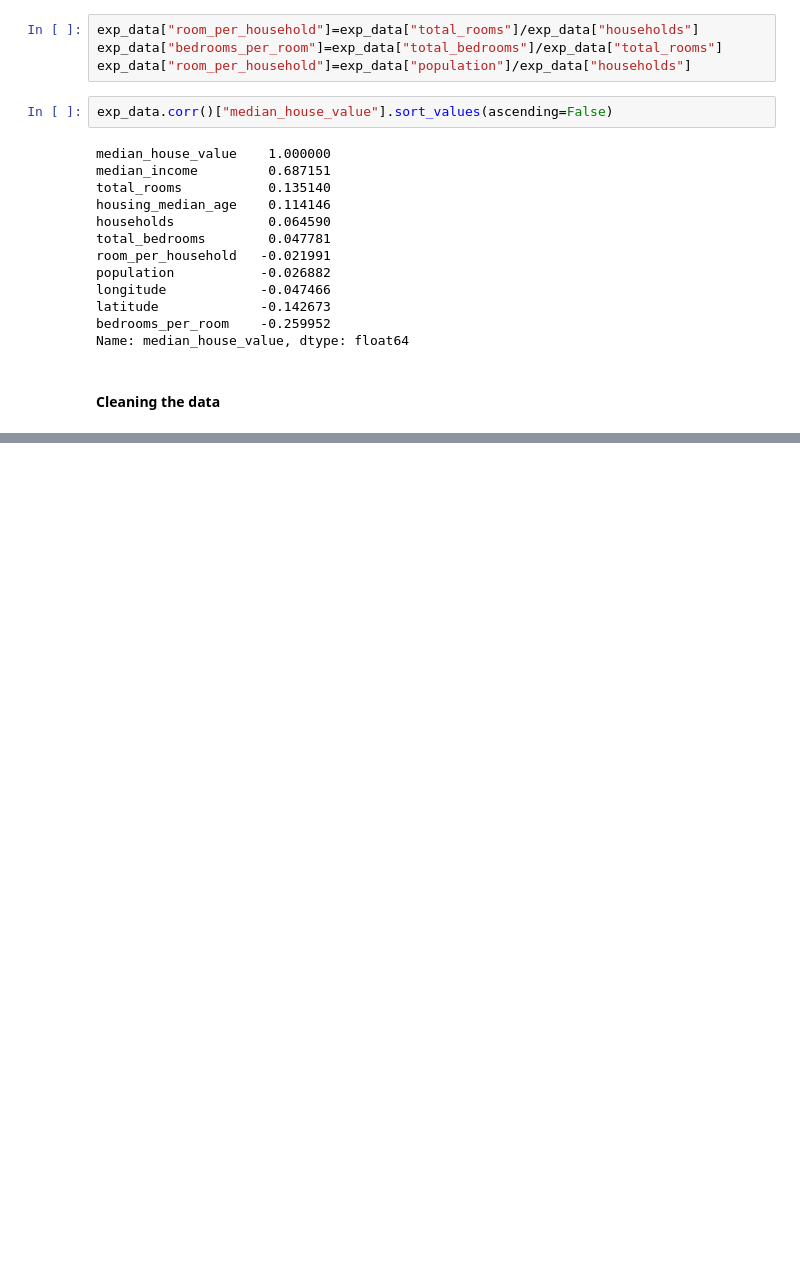
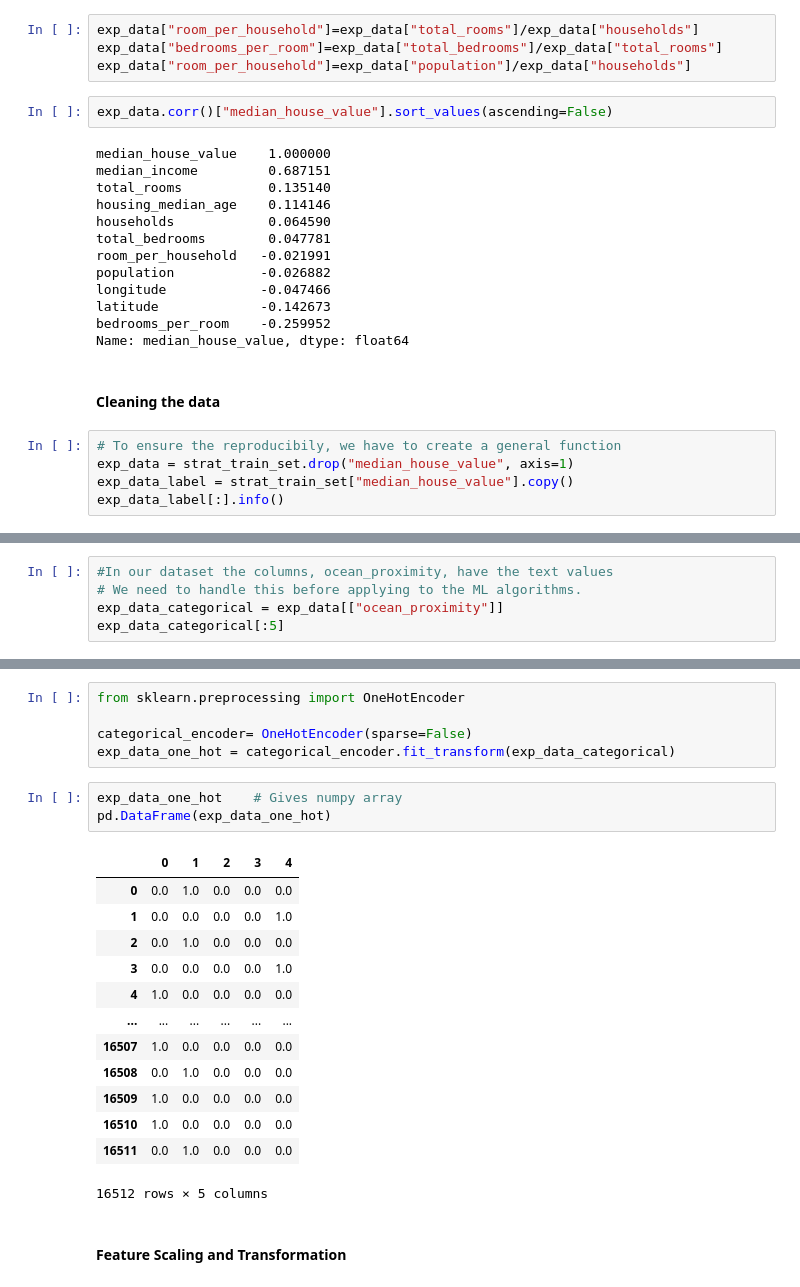
Before and after one commit to dhana56/ML_practice, a Jupyter notebook: model_1.ipynb, the cells around one changed output, grey strips where cells are left out. Cells and saved outputs as stored; diff of their text form; blank space fills up the shorter version.

```diff
--- a/model_1.ipynb
+++ b/model_1.ipynb
@@ -220,3 +220,8 @@ bedrooms_per_room    -0.259952
 Name: median_house_value, dtype: float64
 # %% [markdown]
 #### Cleaning the data
+# %%
+# To ensure the reproducibily, we have to create a general function
+exp_data = strat_train_set.drop("median_house_value", axis=1)
+exp_data_label = strat_train_set["median_house_value"].copy()
+exp_data_label[:].info()
@@ -222,0 +289,5 @@ Name: median_house_value, dtype: float64
+# %%
+#In our dataset the columns, ocean_proximity, have the text values
+# We need to handle this before applying to the ML algorithms.
+exp_data_categorical = exp_data[["ocean_proximity"]]
+exp_data_categorical[:5]
@@ -222,0 +322,24 @@ Name: median_house_value, dtype: float64
+# %%
+from sklearn.preprocessing import OneHotEncoder
+
+categorical_encoder= OneHotEncoder(sparse=False)
+exp_data_one_hot = categorical_encoder.fit_transform(exp_data_categorical)
+# %%
+exp_data_one_hot    # Gives numpy array
+pd.DataFrame(exp_data_one_hot)
+# %% [output]
+|  | 0 | 1 | 2 | 3 | 4 |
+| 0 | 0.0 | 1.0 | 0.0 | 0.0 | 0.0 |
+| 1 | 0.0 | 0.0 | 0.0 | 0.0 | 1.0 |
+| 2 | 0.0 | 1.0 | 0.0 | 0.0 | 0.0 |
+| 3 | 0.0 | 0.0 | 0.0 | 0.0 | 1.0 |
+| 4 | 1.0 | 0.0 | 0.0 | 0.0 | 0.0 |
+| ... | ... | ... | ... | ... | ... |
+| 16507 | 1.0 | 0.0 | 0.0 | 0.0 | 0.0 |
+| 16508 | 0.0 | 1.0 | 0.0 | 0.0 | 0.0 |
+| 16509 | 1.0 | 0.0 | 0.0 | 0.0 | 0.0 |
+| 16510 | 1.0 | 0.0 | 0.0 | 0.0 | 0.0 |
+| 16511 | 0.0 | 1.0 | 0.0 | 0.0 | 0.0 |
+16512 rows × 5 columns
+# %% [markdown]
+#### Feature Scaling and Transformation
```
Also changed, not shown: parts of 11 cells of this notebook.
